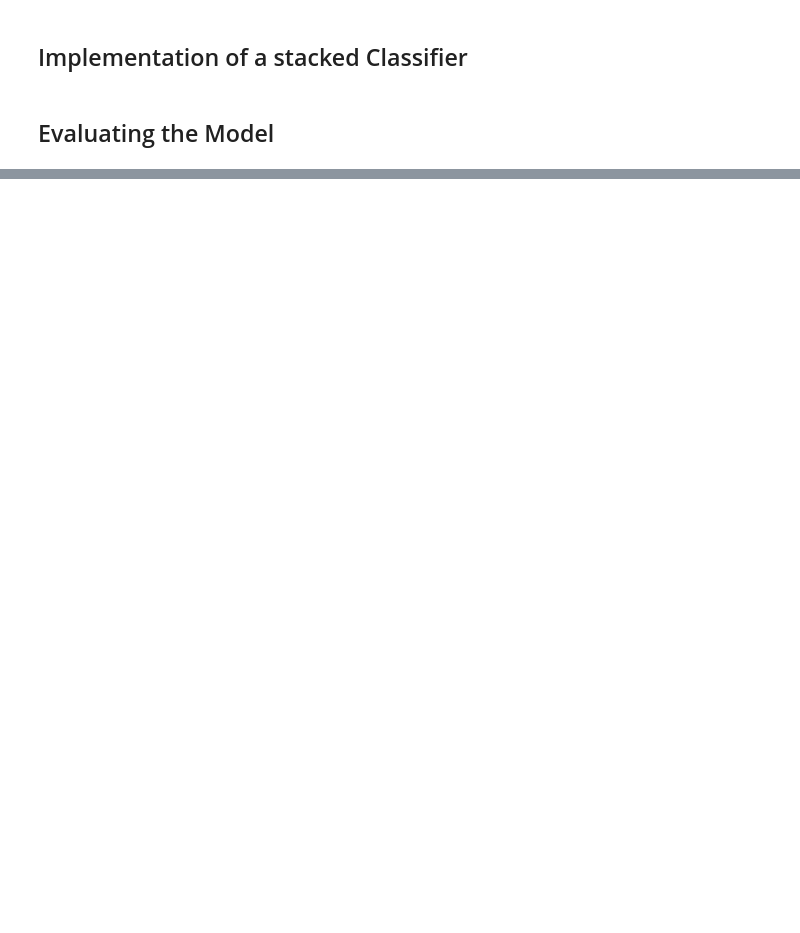
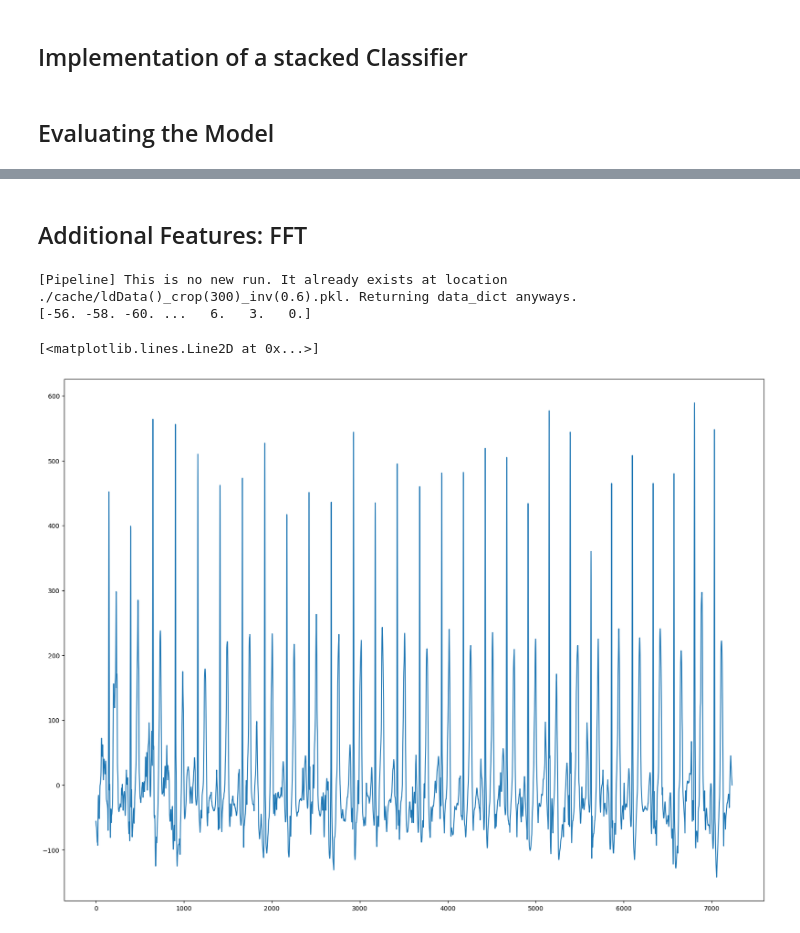
Before and after one commit to ChristopherKotthoff/AML_Task2, a Jupyter notebook: olin.ipynb, the cells around one changed output, grey strips where cells are left out. Drawn from its saved outputs; the diff is of its cells as text; code cells hidden in the pictures; blank space fills up the shorter version.

```diff
--- a/olin.ipynb
+++ b/olin.ipynb
@@ -75,0 +61,2 @@ array([ 9.        , 12.        , 10.75      , 11.        ,  1.08972474])
+# %% [markdown]
+## Additional Features: FFT
@@ -75,0 +78,11 @@ array([ 9.        , 12.        , 10.75      , 11.        ,  1.08972474])
+# %%
+hyper = {}
+feat_data = pipeline([ ldData, crop, inv], hyper)
+this_ts = feat_data["X_train"][0][:7233]
+print(this_ts)
+plt.plot(this_ts)
+# %% [output]
+[Pipeline] This is no new run. It already exists at location ./cache/ldData()_crop(300)_inv(0.6).pkl. Returning data_dict anyways.
+[-56. -58. -60. ...   6.   3.   0.]
+[<matplotlib.lines.Line2D at 0x...>]
+[figure, added]
```
Also changed, not shown: parts of 15 cells of this notebook, 3 other files.
